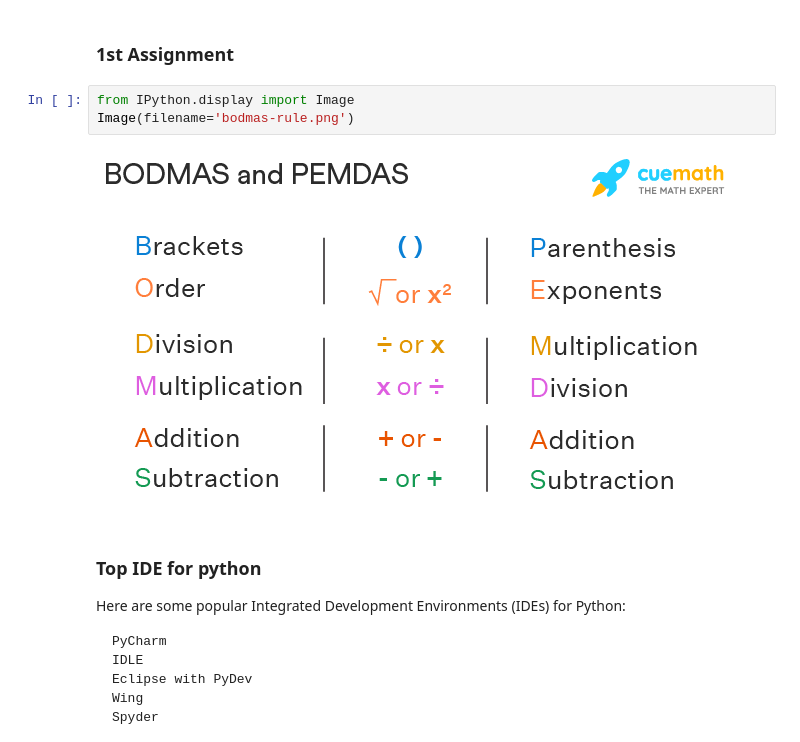
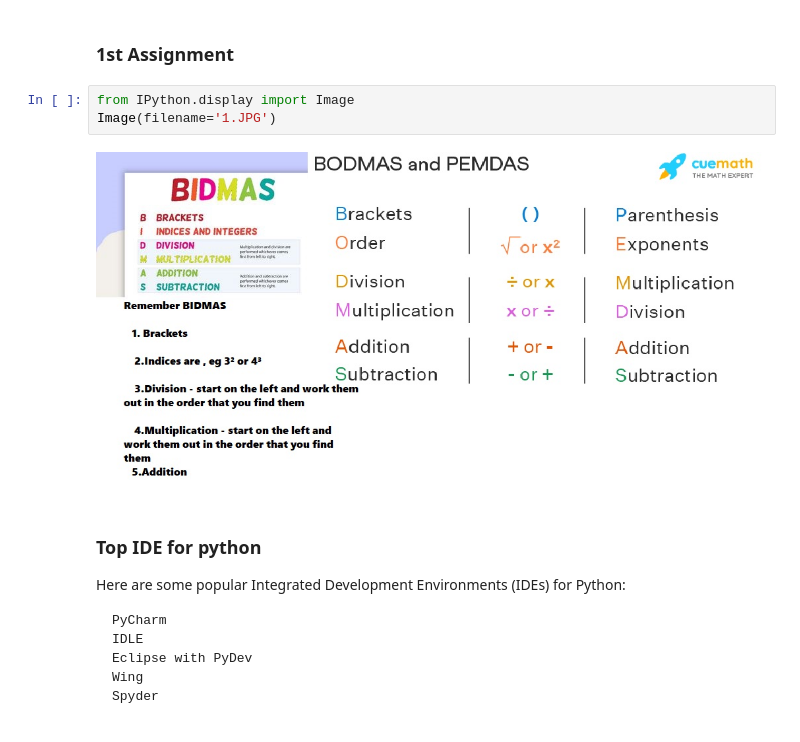
Before and after one commit to ijazkhan101/Python-ka-Chilla-2023-, a Jupyter notebook: Day-1/Day-1-python-ka-Chilla-2023.ipynb, the cells around one changed output. Drawn from its saved outputs; the diff is of its cells as text.

```diff
--- a/Day-1/Day-1-python-ka-Chilla-2023.ipynb
+++ b/Day-1/Day-1-python-ka-Chilla-2023.ipynb
@@ -4,9 +4,9 @@
 ### 1st Assignment
 # %%
 from IPython.display import Image
-Image(filename='bodmas-rule.png')
+Image(filename='1.JPG')
 # %% [output]
-[figure, old version]
+[figure, new version]
 # %% [markdown]
 ### Top IDE for python
 Here are some popular Integrated Development Environments (IDEs) for Python:
```
Also changed, not shown: parts of 8 cells of this notebook, 3 other files.
